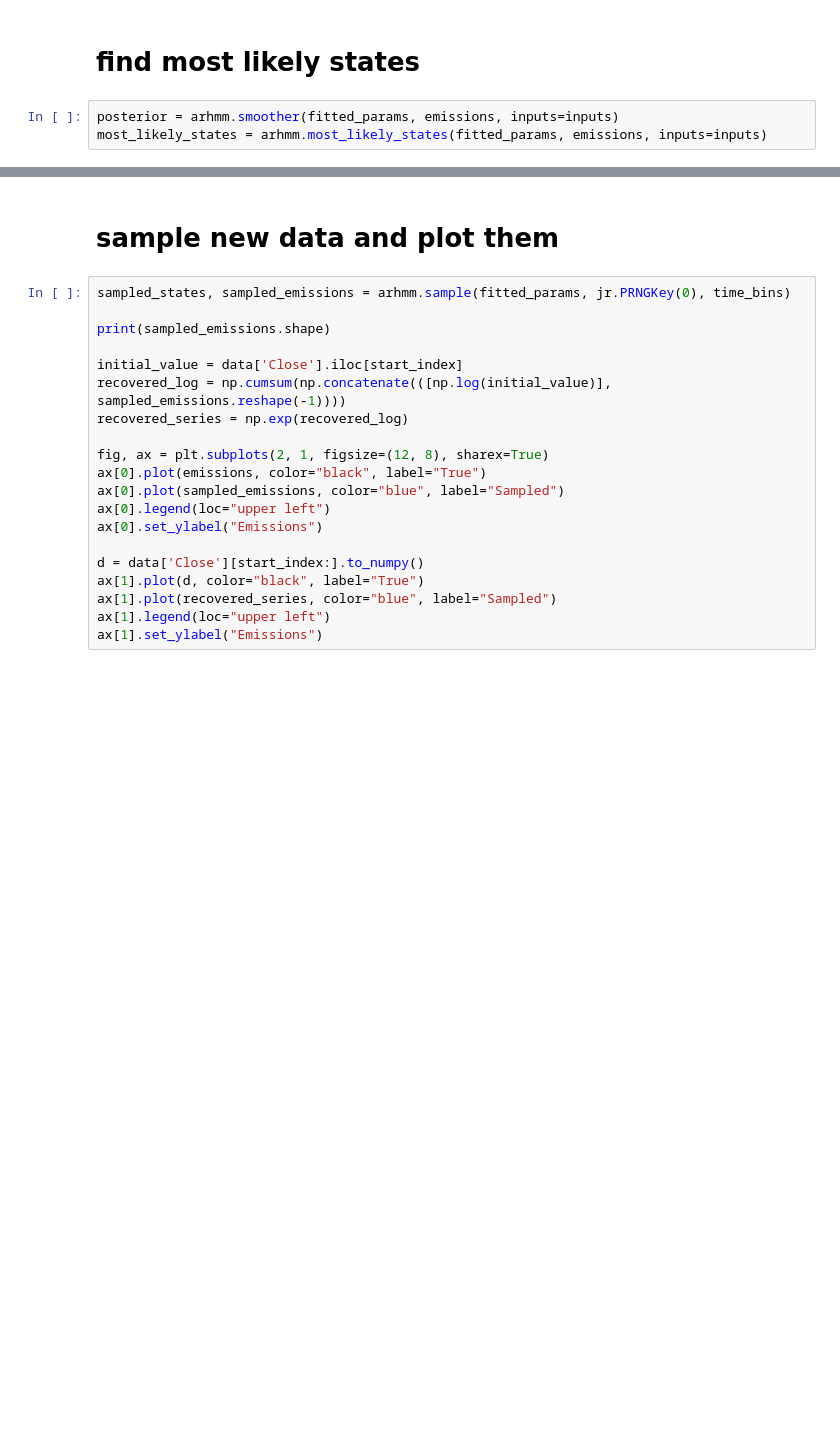
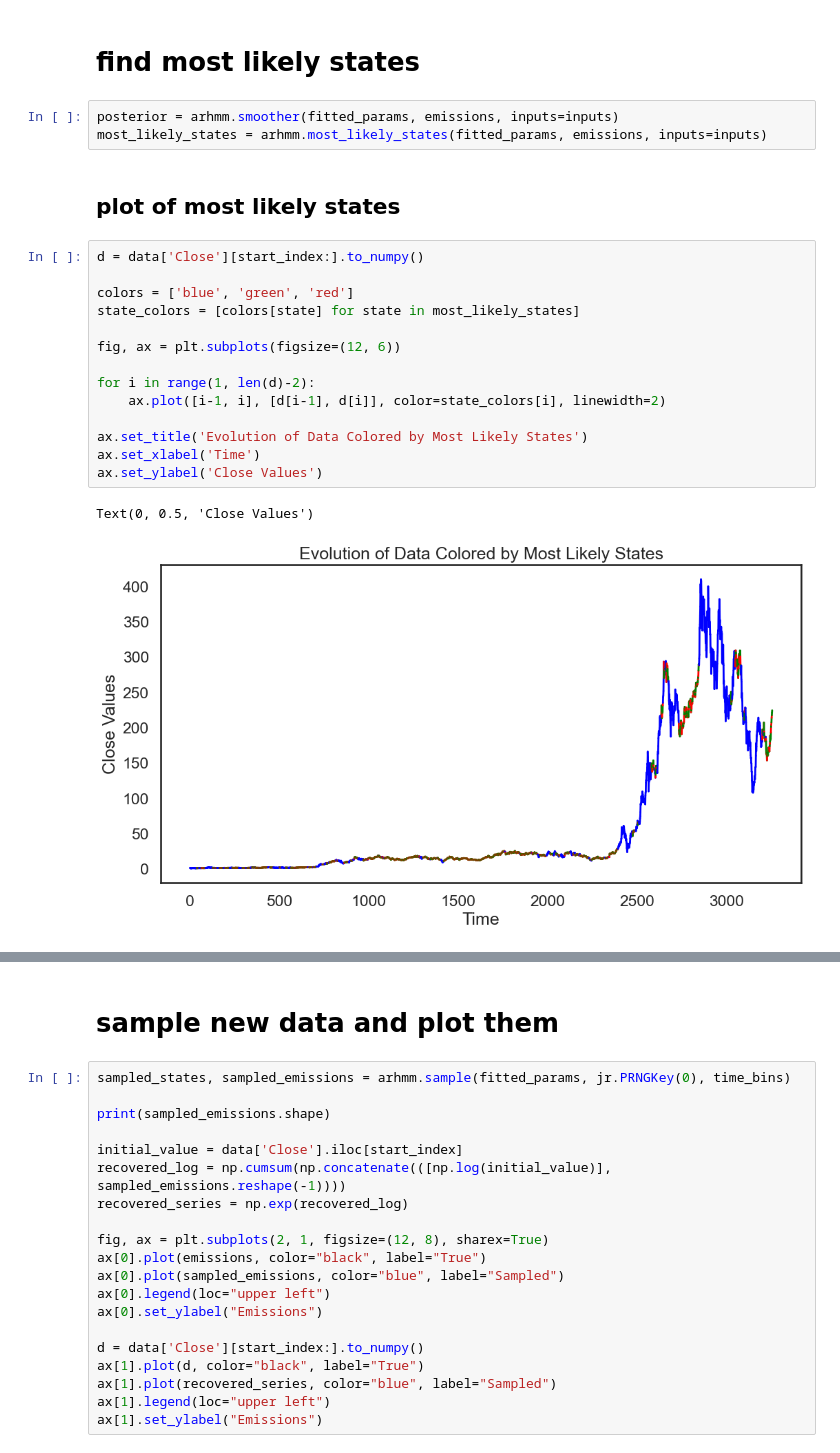
Before and after one commit to mzampar/PML_ARHMM, a Jupyter notebook: financial_analysis.ipynb, the cells around one changed output, grey strips where cells are left out. Drawn from its saved outputs; the diff is of its cells as text; blank space fills up the shorter version.

```diff
--- a/financial_analysis.ipynb
+++ b/financial_analysis.ipynb
@@ -126,3 +122,22 @@ ParamsLinearRegressionHMMEmissions(weights=Array([[[ 0.00694419]],
 # %%
 posterior = arhmm.smoother(fitted_params, emissions, inputs=inputs)
 most_likely_states = arhmm.most_likely_states(fitted_params, emissions, inputs=inputs)
+# %% [markdown]
+## plot of most likely states
+# %%
+d = data['Close'][start_index:].to_numpy()
+
+colors = ['blue', 'green', 'red']
+state_colors = [colors[state] for state in most_likely_states]
+
+fig, ax = plt.subplots(figsize=(12, 6))
+
+for i in range(1, len(d)-2):
+    ax.plot([i-1, i], [d[i-1], d[i]], color=state_colors[i], linewidth=2)
+
+ax.set_title('Evolution of Data Colored by Most Likely States')
+ax.set_xlabel('Time')
+ax.set_ylabel('Close Values')
+# %% [output]
+Text(0, 0.5, 'Close Values')
+[figure, added]
```
Also changed, not shown: parts of 11 cells of this notebook, 1 other file.
